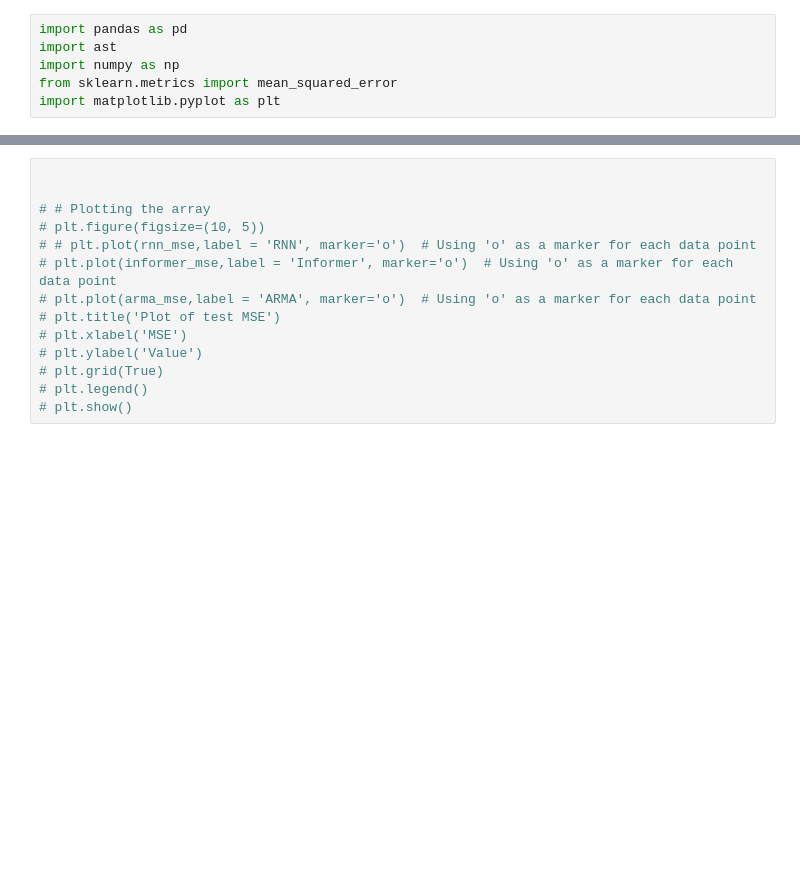
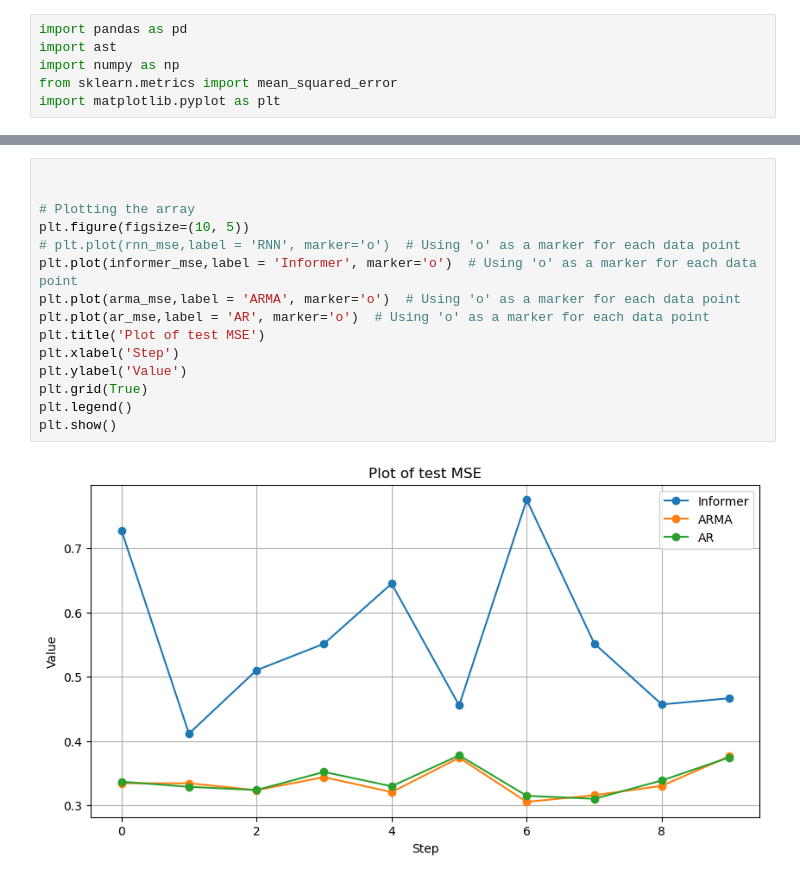
Before and after one commit to jasongangquanzhang/Informer_Time_Series, a Jupyter notebook: visiualization.ipynb, the cells around one changed output, grey strips where cells are left out. Cells and saved outputs as stored; diff of their text form; blank space fills up the shorter version.

```diff
--- a/visiualization.ipynb
+++ b/visiualization.ipynb
@@ -48,17 +67,20 @@ array([100, 100, 100, 100, 100, 100, 100, 100, 100, 100, 100, 100, 100,
 # %%
 
 
-# # Plotting the array
-# plt.figure(figsize=(10, 5))
-# # plt.plot(rnn_mse,label = 'RNN', marker='o')  # Using 'o' as a marker for each data point
-# plt.plot(informer_mse,label = 'Informer', marker='o')  # Using 'o' as a marker for each data point
-# plt.plot(arma_mse,label = 'ARMA', marker='o')  # Using 'o' as a marker for each data point
-# plt.title('Plot of test MSE')
-# plt.xlabel('MSE')
-# plt.ylabel('Value')
-# plt.grid(True)
-# plt.legend()
-# plt.show()
+# Plotting the array
+plt.figure(figsize=(10, 5))
+# plt.plot(rnn_mse,label = 'RNN', marker='o')  # Using 'o' as a marker for each data point
+plt.plot(informer_mse,label = 'Informer', marker='o')  # Using 'o' as a marker for each data point
+plt.plot(arma_mse,label = 'ARMA', marker='o')  # Using 'o' as a marker for each data point
+plt.plot(ar_mse,label = 'AR', marker='o')  # Using 'o' as a marker for each data point
+plt.title('Plot of test MSE')
+plt.xlabel('Step')
+plt.ylabel('Value')
+plt.grid(True)
+plt.legend()
+plt.show()
+# %% [output]
+[figure, added]
 # %%
 import matplotlib.pyplot as plt
 import numpy as np
```
Also changed, not shown: parts of 11 cells of this notebook, 1 other file.
